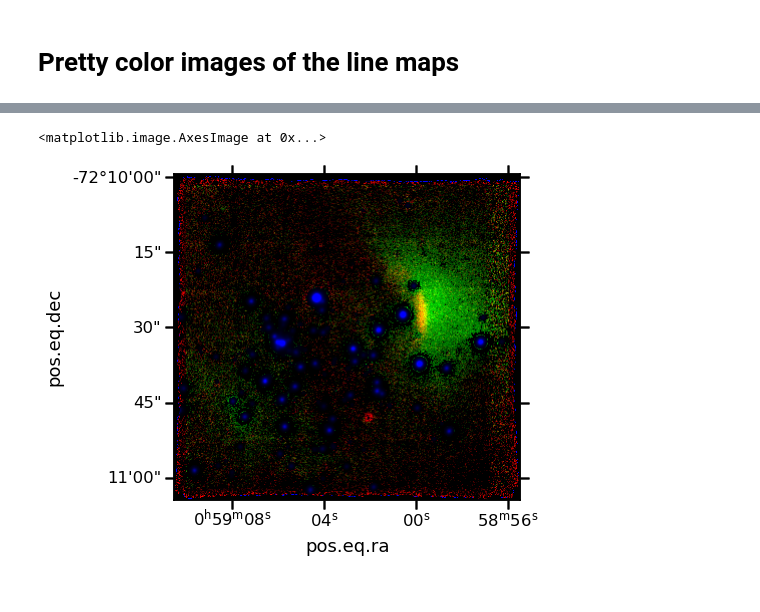
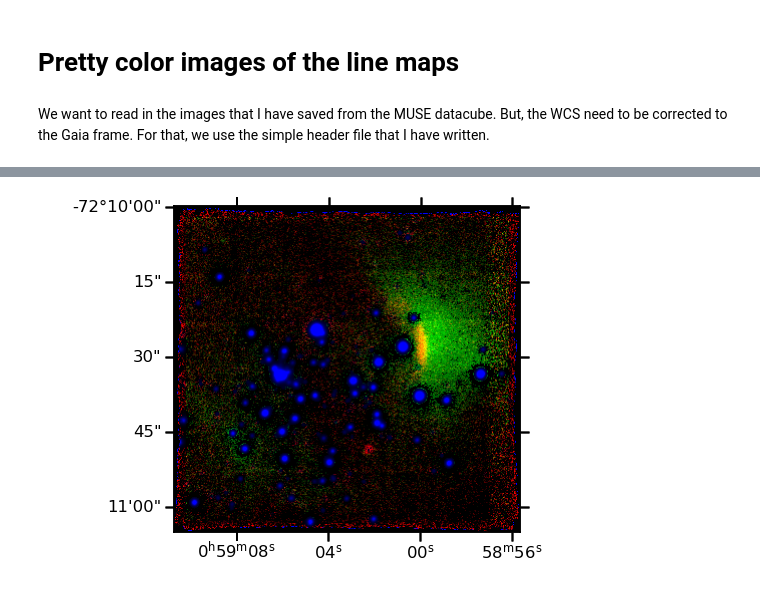
Before and after one commit to will-henney/muse-hii-regions, a Jupyter notebook: notebooks/01-03-pretty-images.ipynb, the cells around one changed output, grey strips where cells are left out. Drawn from its saved outputs; the diff is of its cells as text; code cells hidden in the pictures.

Commit message:
Finish generating the RGB images

```diff
--- a/notebooks/01-03-pretty-images.ipynb
+++ b/notebooks/01-03-pretty-images.ipynb
@@ -18,6 +22,8 @@ import pyneb as pn
 
 sns.set_context("talk")
 sns.set_color_codes()
+# %% [markdown]
+We want to read in the images that I have saved from the MUSE datacube.  But, the WCS need to be corrected to the Gaia frame.  For that, we use the simple header file that I have written.
 # %%
 datadir = Path("../data")
 HDU = "DATA"
@@ -30,20 +36,26 @@ def make_rgb_wcs(chandata):
     chan_images = []
     for chanid, v1, v2 in chandata:
         chan_images.append(load_and_scale_image(chanid, v1, v2))
-    w = WCS(fits.open(datadir / f"ngc346-{chanid}.fits")[HDU].header)
+    w = WCS(wcsfile.read(datadir / "ngc346-muse-deep-2d-gaia.wcs"))
+#    w = WCS(fits.open(datadir / f"ngc346-{chanid}.fits")[HDU].header)
     return chan_images, w
 
 STRETCH = 0.9
 Q = 2.5
 # %%
 chandata = [
-    ["heii-4686-correct", 0.0, 400.0],
+    ["heii-4686-correct", 0.0, 350.0],
     ["ariv-4711-plus-4740-correct", 0.0, 700.0],
-    ["cont-4686-mean", 0.0, 3e4],
+    ["cont-4686-mean", 0.0, 1e4],
 ]
 [r, g, b], w = make_rgb_wcs(chandata)
 #image = make_lupton_rgb(r, g, b, stretch=STRETCH, Q=Q)
 image = LinearMapping(0.0, 1.0).make_rgb_image(r, g, b)
 fig, ax = plt.subplots(figsize=(8, 6), subplot_kw=dict(projection=w.celestial))
 ax.imshow(image)
+ax.set(
+    xlabel=" ",
+    ylabel=" ",
+)
+fig.savefig("../figs/ngc-346-bow-multi-muse-high-ion.pdf");
 # %% [output]
@@ -52,5 +62,4 @@ WARNING: FITSFixedWarning: 'cdfix' made the change 'Success'. [astropy.wcs.wcs]
-<matplotlib.image.AxesImage at 0x...>
-[figure, old version]
+[figure, new version]
 # %%
 chandata = [
     ["oi-6300-bin01-sum", 0.0, 1500.0],
```
Also changed, not shown: parts of 8 cells of this notebook, 6 other files.
